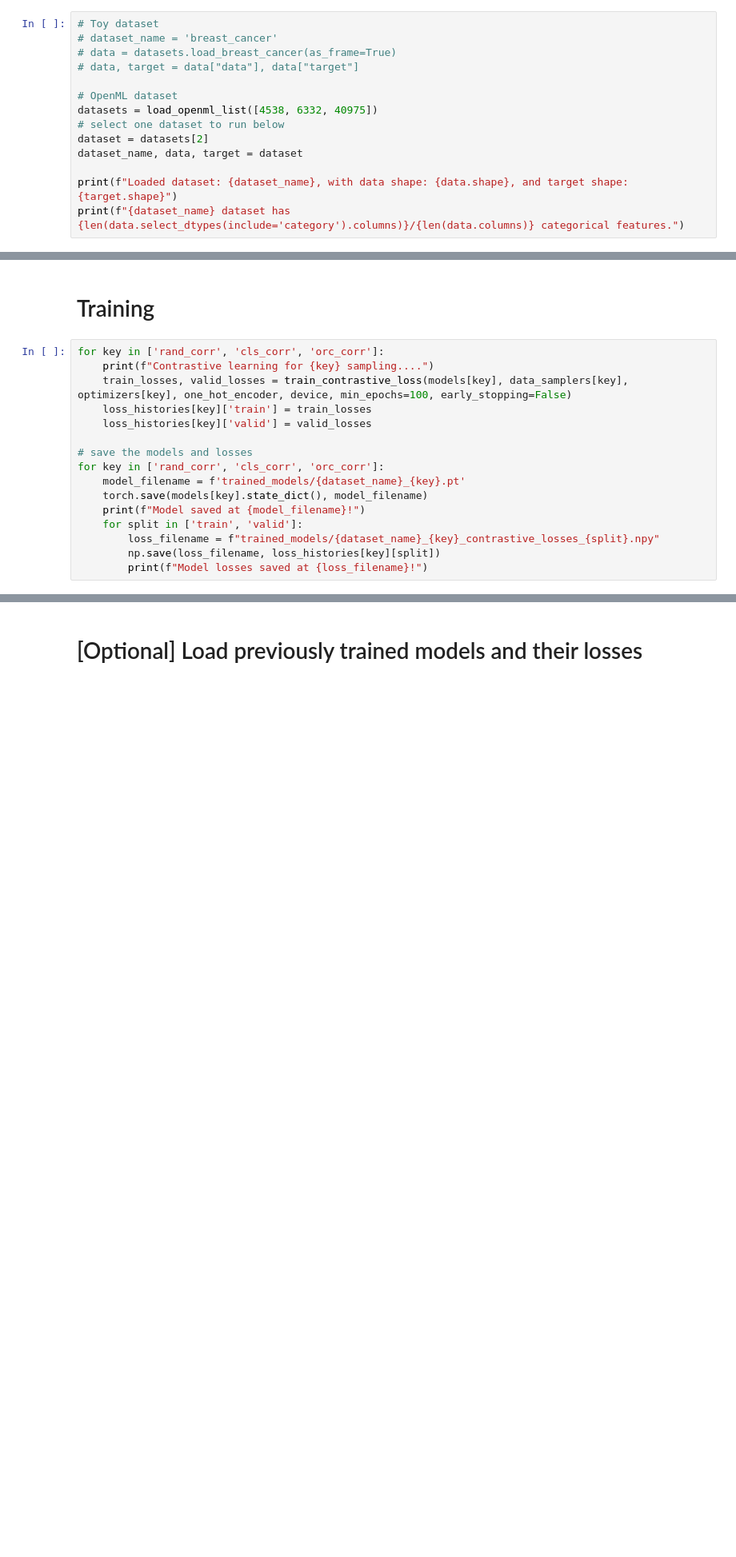
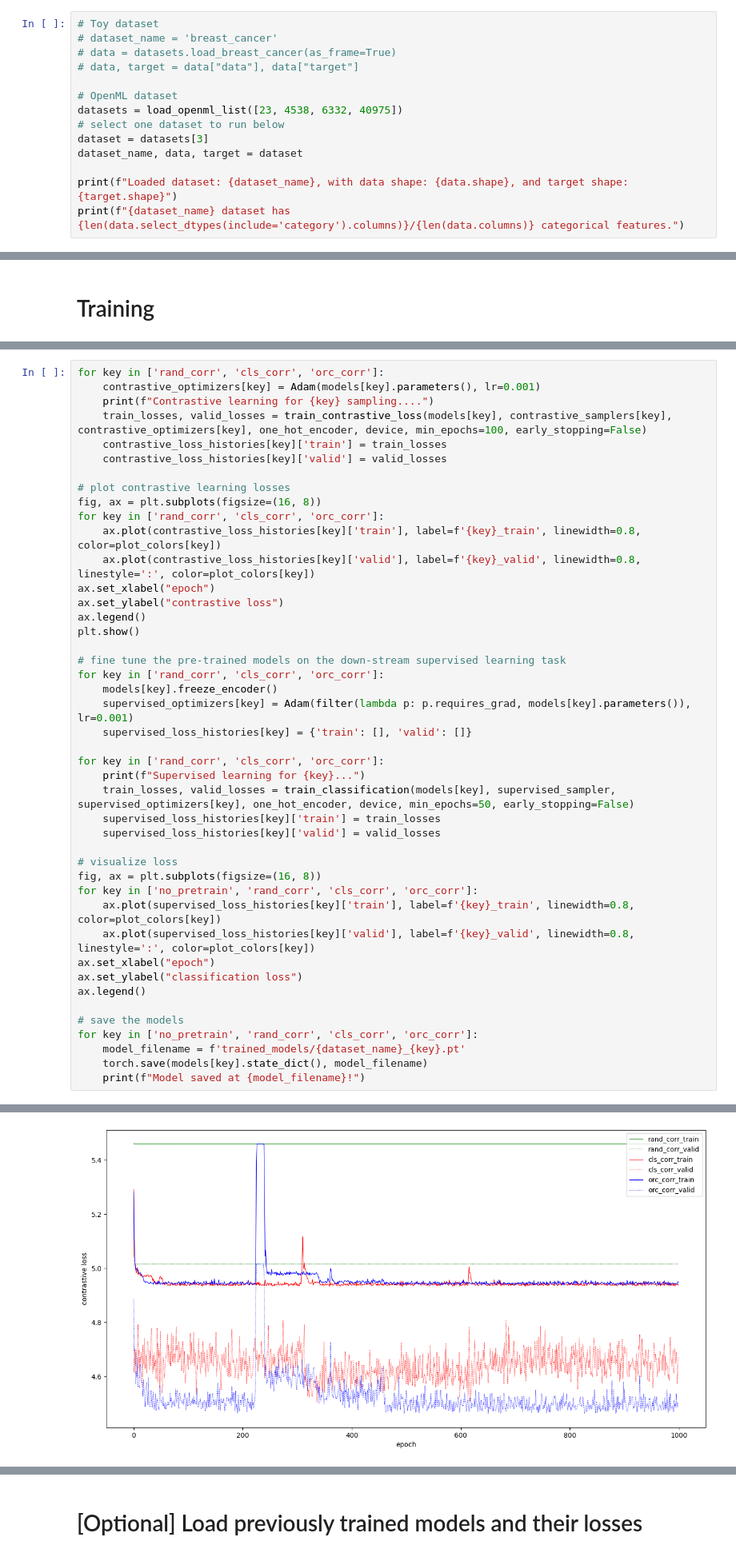
Before and after one commit to willtop/Tabular-Class-Conditioned-SSL, a Jupyter notebook: main.ipynb, the cells around one changed output, grey strips where cells are left out. Shown at 80% size. Drawn from its saved outputs; the diff is of its cells as text; blank space fills up the shorter version.

```diff
--- a/main.ipynb
+++ b/main.ipynb
@@ -60,9 +60,9 @@ Using device: cuda
 # data, target = data["data"], data["target"]
 
 # OpenML dataset
-datasets = load_openml_list([4538, 6332, 40975])
+datasets = load_openml_list([23, 4538, 6332, 40975])
 # select one dataset to run below
-dataset = datasets[2]
+dataset = datasets[3]
 dataset_name, data, target = dataset
 
 print(f"Loaded dataset: {dataset_name}, with data shape: {data.shape}, and target shape: {target.shape}")
@@ -215,18 +244,2 @@ Created a model with input dimension: 21, embedding dimension 256, and output di
 # %% [markdown]
 # Training
-# %%
-for key in ['rand_corr', 'cls_corr', 'orc_corr']:
-    print(f"Contrastive learning for {key} sampling....")
-    train_losses, valid_losses = train_contrastive_loss(models[key], data_samplers[key], optimizers[key], one_hot_encoder, device, min_epochs=100, early_stopping=False)
-    loss_histories[key]['train'] = train_losses
-    loss_histories[key]['valid'] = valid_losses
-
-# save the models and losses
-for key in ['rand_corr', 'cls_corr', 'orc_corr']:
-    model_filename = f'trained_models/{dataset_name}_{key}.pt'
-    torch.save(models[key].state_dict(), model_filename)
-    print(f"Model saved at {model_filename}!")
-    for split in ['train', 'valid']:
-        loss_filename = f"trained_models/{dataset_name}_{key}_contrastive_losses_{split}.npy"
-        np.save(loss_filename, loss_histories[key][split])
-        print(f"Model losses saved at {loss_filename}!")
@@ -245,0 +246,45 @@ Model losses saved at trained_models/car_orc_corr_contrastive_losses_valid.npy!
+# %%
+for key in ['rand_corr', 'cls_corr', 'orc_corr']:
+    contrastive_optimizers[key] = Adam(models[key].parameters(), lr=0.001)
+    print(f"Contrastive learning for {key} sampling....")
+    train_losses, valid_losses = train_contrastive_loss(models[key], contrastive_samplers[key], contrastive_optimizers[key], one_hot_encoder, device, min_epochs=100, early_stopping=False)
+    contrastive_loss_histories[key]['train'] = train_losses
+    contrastive_loss_histories[key]['valid'] = valid_losses
+
+# plot contrastive learning losses
+fig, ax = plt.subplots(figsize=(16, 8))
+for key in ['rand_corr', 'cls_corr', 'orc_corr']:
+    ax.plot(contrastive_loss_histories[key]['train'], label=f'{key}_train', linewidth=0.8, color=plot_colors[key])
+    ax.plot(contrastive_loss_histories[key]['valid'], label=f'{key}_valid', linewidth=0.8, linestyle=':', color=plot_colors[key])
+ax.set_xlabel("epoch")
+ax.set_ylabel("contrastive loss")
+ax.legend()
+plt.show()
+
+# fine tune the pre-trained models on the down-stream supervised learning task
+for key in ['rand_corr', 'cls_corr', 'orc_corr']:
+    models[key].freeze_encoder()
+    supervised_optimizers[key] = Adam(filter(lambda p: p.requires_grad, models[key].parameters()), lr=0.001)
+    supervised_loss_histories[key] = {'train': [], 'valid': []}
+
+for key in ['rand_corr', 'cls_corr', 'orc_corr']:
+    print(f"Supervised learning for {key}...")
+    train_losses, valid_losses = train_classification(models[key], supervised_sampler, supervised_optimizers[key], one_hot_encoder, device, min_epochs=50, early_stopping=False)
+    supervised_loss_histories[key]['train'] = train_losses
+    supervised_loss_histories[key]['valid'] = valid_losses
+
+# visualize loss
+fig, ax = plt.subplots(figsize=(16, 8))
+for key in ['no_pretrain', 'rand_corr', 'cls_corr', 'orc_corr']:
+    ax.plot(supervised_loss_histories[key]['train'], label=f'{key}_train', linewidth=0.8, color=plot_colors[key])
+    ax.plot(supervised_loss_histories[key]['valid'], label=f'{key}_valid', linewidth=0.8, linestyle=':', color=plot_colors[key])
+ax.set_xlabel("epoch")
+ax.set_ylabel("classification loss")
+ax.legend()
+
+# save the models
+for key in ['no_pretrain', 'rand_corr', 'cls_corr', 'orc_corr']:
+    model_filename = f'trained_models/{dataset_name}_{key}.pt'
+    torch.save(models[key].state_dict(), model_filename)
+    print(f"Model saved at {model_filename}!")
+# %% [output]
@@ -245,0 +294 @@ Model losses saved at trained_models/car_orc_corr_contrastive_losses_valid.npy!
+[figure, added]
```
Also changed, not shown: parts of 23 cells of this notebook, 33 other files.
